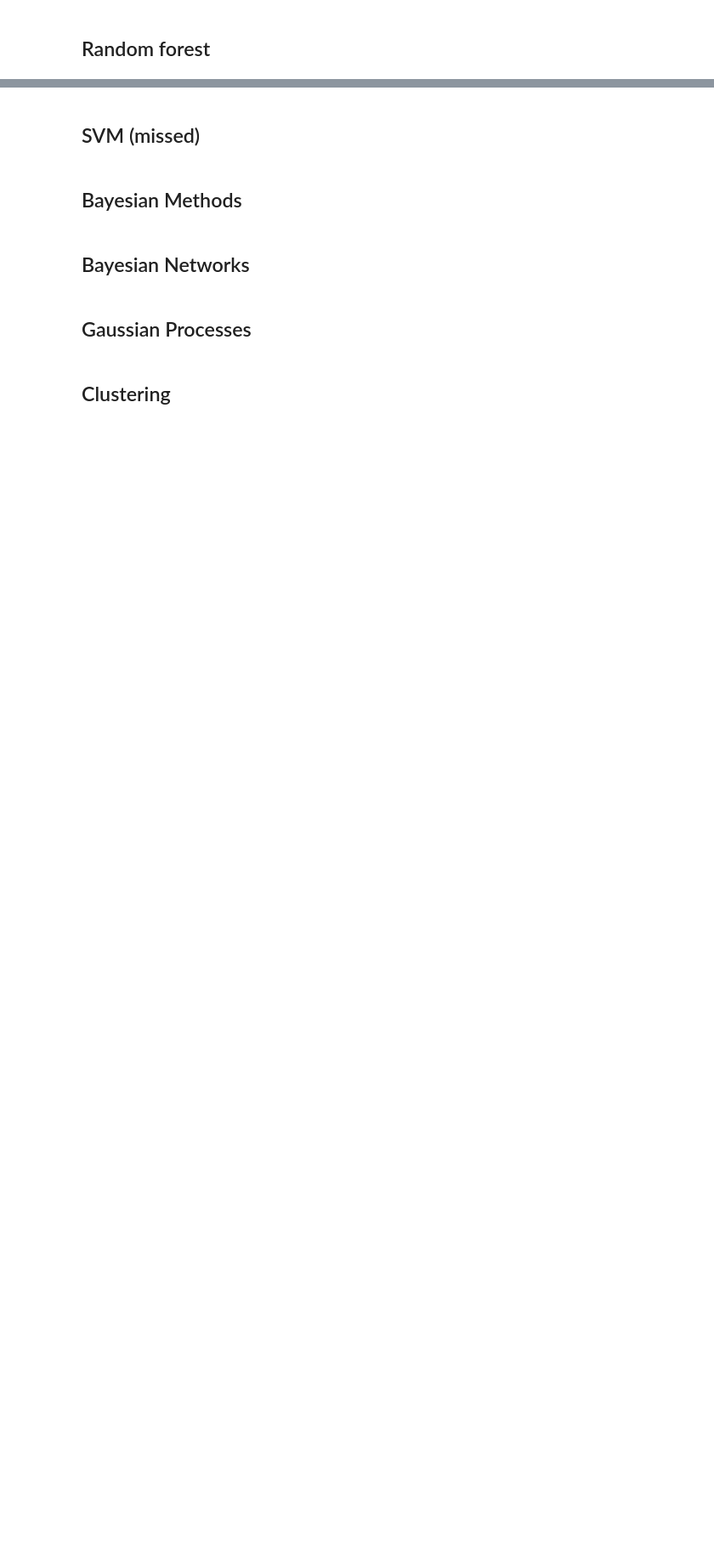
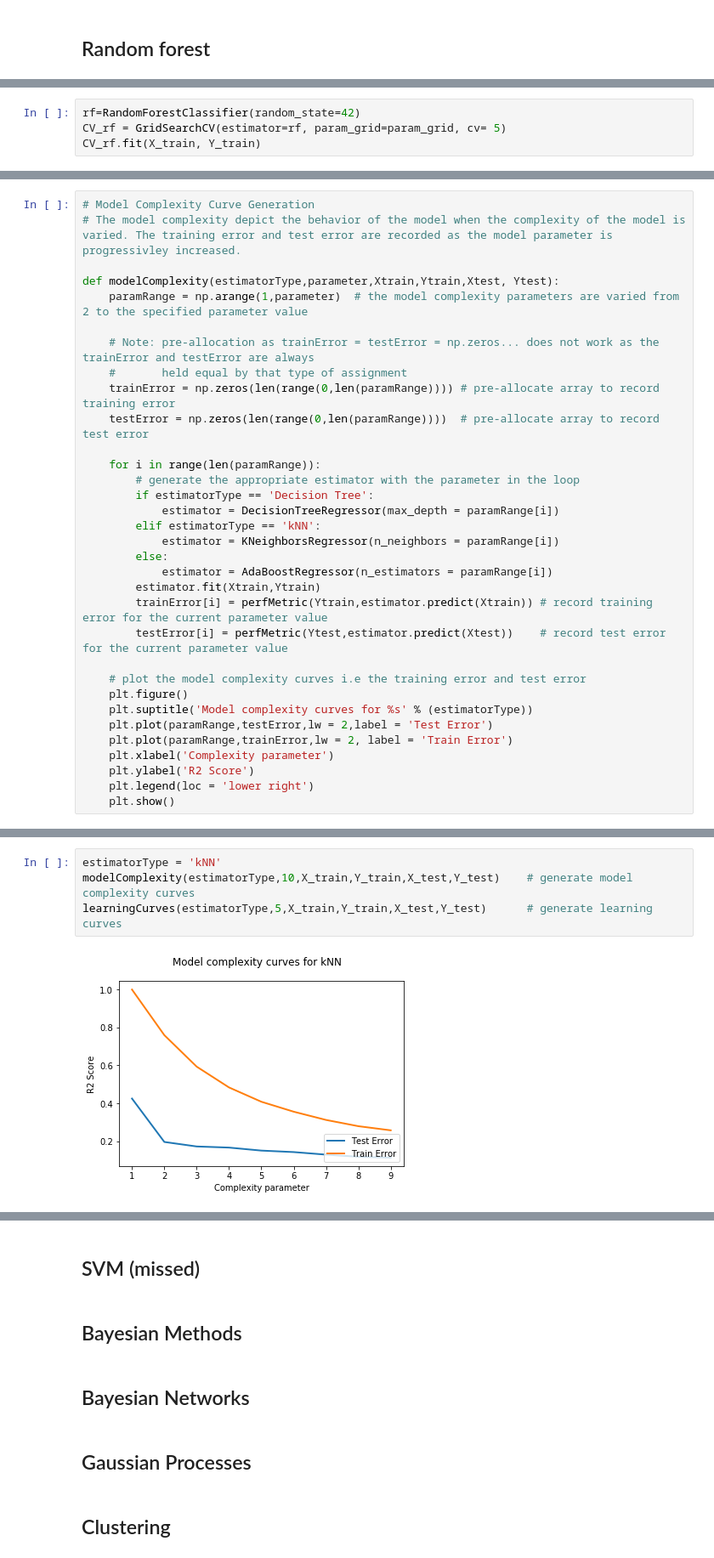
Before and after one commit to JunjieTsai/MLC2019_Project, a Jupyter notebook: 0507 Preprocessing4 & Modeling.ipynb, the cells around one changed output, grey strips where cells are left out. Shown: that part at 85% size. Drawn from its saved outputs; the diff is of its cells as text; blank space fills up the shorter version.

```diff
--- a/0507 Preprocessing4 & Modeling.ipynb
+++ b/0507 Preprocessing4 & Modeling.ipynb
@@ -1223,0 +1551,4 @@ array([ 3.44396607e-02, -1.06600086e-03,  6.24295569e-02, -0.00000000e+00,
+# %%
+rf=RandomForestClassifier(random_state=42)
+CV_rf = GridSearchCV(estimator=rf, param_grid=param_grid, cv= 5)
+CV_rf.fit(X_train, Y_train)
@@ -1223,0 +1671,33 @@ array([ 3.44396607e-02, -1.06600086e-03,  6.24295569e-02, -0.00000000e+00,
+# %%
+# Model Complexity Curve Generation
+# The model complexity depict the behavior of the model when the complexity of the model is varied. The training error and test error are recorded as the model parameter is progressivley increased.
+
+def modelComplexity(estimatorType,parameter,Xtrain,Ytrain,Xtest, Ytest):
+    paramRange = np.arange(1,parameter)  # the model complexity parameters are varied from 2 to the specified parameter value
+
+    # Note: pre-allocation as trainError = testError = np.zeros... does not work as the trainError and testError are always
+    #       held equal by that type of assignment
+    trainError = np.zeros(len(range(0,len(paramRange)))) # pre-allocate array to record training error
+    testError = np.zeros(len(range(0,len(paramRange))))  # pre-allocate array to record test error
+
+    for i in range(len(paramRange)):
+        # generate the appropriate estimator with the parameter in the loop
+        if estimatorType == 'Decision Tree':
+            estimator = DecisionTreeRegressor(max_depth = paramRange[i])
+        elif estimatorType == 'kNN':
+            estimator = KNeighborsRegressor(n_neighbors = paramRange[i])
+        else:
+            estimator = AdaBoostRegressor(n_estimators = paramRange[i])
+        estimator.fit(Xtrain,Ytrain)
+        trainError[i] = perfMetric(Ytrain,estimator.predict(Xtrain)) # record training error for the current parameter value
+        testError[i] = perfMetric(Ytest,estimator.predict(Xtest))    # record test error for the current parameter value
+
+    # plot the model complexity curves i.e the training error and test error
+    plt.figure()
+    plt.suptitle('Model complexity curves for %s' % (estimatorType))
+    plt.plot(paramRange,testError,lw = 2,label = 'Test Error')
+    plt.plot(paramRange,trainError,lw = 2, label = 'Train Error')
+    plt.xlabel('Complexity parameter')
+    plt.ylabel('R2 Score')
+    plt.legend(loc = 'lower right')
+    plt.show()
@@ -1223,0 +1770,6 @@ array([ 3.44396607e-02, -1.06600086e-03,  6.24295569e-02, -0.00000000e+00,
+# %%
+estimatorType = 'kNN'
+modelComplexity(estimatorType,10,X_train,Y_train,X_test,Y_test)    # generate model complexity curves
+learningCurves(estimatorType,5,X_train,Y_train,X_test,Y_test)      # generate learning curves
+# %% [output]
+[figure, added]
```
Also changed, not shown: parts of 76 cells of this notebook.
